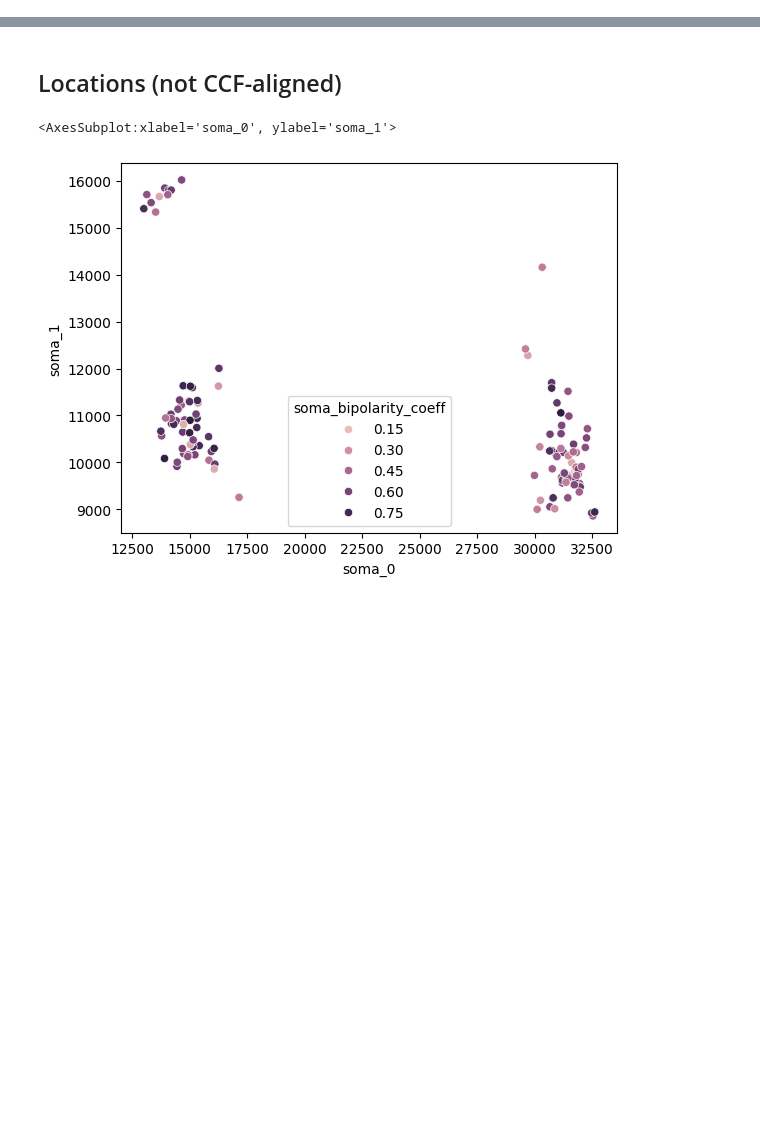
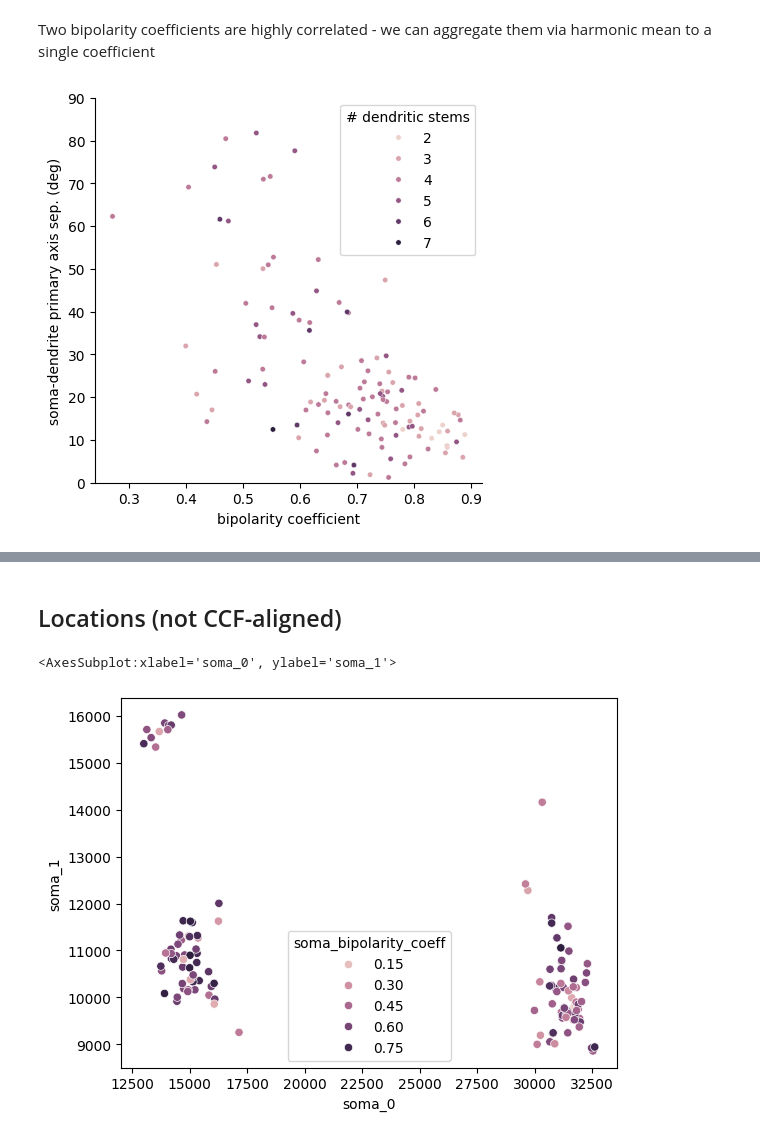
Before and after one commit to AllenNeuralDynamics/LC-somatodendritic-morphology, a Jupyter notebook: code/soma_asymmetry.ipynb, the cells around one changed output, grey strips where cells are left out. Cells and saved outputs as stored; diff of their text form; code cells hidden in the pictures; blank space fills up the shorter version.

```diff
--- a/code/soma_asymmetry.ipynb
+++ b/code/soma_asymmetry.ipynb
@@ -181,0 +262,17 @@ sns.pairplot(df, y_vars=["aligned_bipolarity_offset", "abs_bipolarity_offset"],
+# %% [markdown]
+Two bipolarity coefficients are highly correlated - we can aggregate them via harmonic mean to a single coefficient
+# %%
+
+df["bipolarity"] = np.sqrt(df["abs_bipolarity"] * df["soma_bipolarity_coeff"])
+plt.figure(figsize=(5,5))
+sns.scatterplot(data=df, y="primary_axis_angle", x="bipolarity", hue="num_stems", s=15)
+plt.xlabel("bipolarity coefficient")
+plt.ylabel("soma-dendrite primary axis sep. (deg)")
+plt.ylim(0,90)
+# legend title
+plt.legend(title="# dendritic stems")
+sns.despine()
+plt.savefig("/results/bipolarity_axis_separation.pdf")
+plt.savefig("/results/bipolarity_axis_separation.svg")
+# %% [output]
+[figure, added]
```
Also changed, not shown: parts of 43 cells of this notebook, 9 other files.
